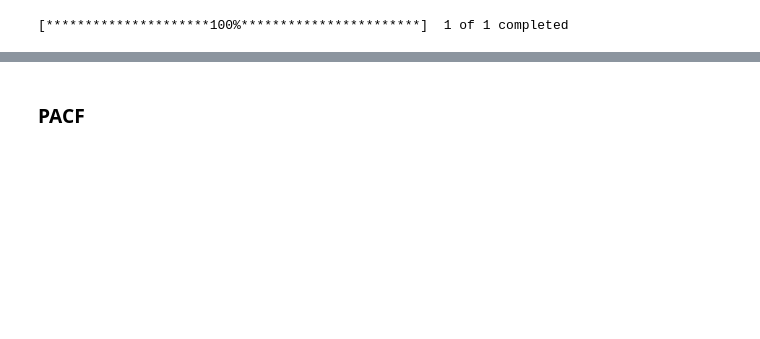
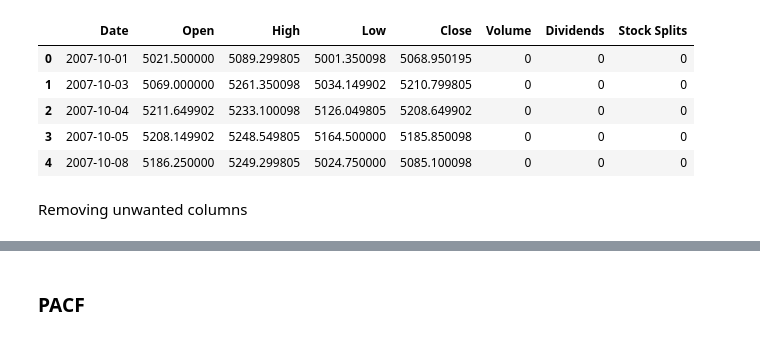
Before and after one commit to Anuj-1996/Indian-Market-Volatility, a Jupyter notebook: Nifty_Volatility.ipynb, the cells around one changed output, grey strips where cells are left out. Cells and saved outputs as stored; diff of their text form; code cells hidden in the pictures; blank space fills up the shorter version.

```diff
--- a/Nifty_Volatility.ipynb
+++ b/Nifty_Volatility.ipynb
@@ -48,10 +48,25 @@ from statsmodels.graphics.tsaplots import plot_acf, plot_pacf
 import numpy as np
 import yfinance as yf
 from arch.__future__ import reindexing
-
-start = '2020-12-08'
-end = datetime.today().strftime('%Y-%m-%d')
-N50 = yf.download("^NSEI", start= start, end = end)
-#^INDIAVIX
+from matplotlib import pyplot
+from statsmodels.tsa.seasonal import seasonal_decompose
-# %% [output]
-[*********************100%***********************]  1 of 1 completed
+# %%
+# Defining the Ticker
+ticker = yf.Ticker('^NSEI')
+
+# Obtaining Historical Market Data
+start_date = '2007-10-01'
+end_date = '2022-09-16'
+dateparse = lambda dates: pd.datetime.strptime(dates, '%Y-%m-%d')
+N50 = ticker.history(start=start_date, end=end_date,sep=',', index_col='Date', parse_dates=['Date'], date_parser=dateparse).fillna(0)
+N50.reset_index(inplace=True)
+N50.head()
+# %% [output]
+|  | Date | Open | High | Low | Close | Volume | Dividends | Stock Splits |
+| 0 | 2007-10-01 | 5021.500000 | 5089.299805 | 5001.350098 | 5068.950195 | 0 | 0 | 0 |
+| 1 | 2007-10-03 | 5069.000000 | 5261.350098 | 5034.149902 | 5210.799805 | 0 | 0 | 0 |
+| 2 | 2007-10-04 | 5211.649902 | 5233.100098 | 5126.049805 | 5208.649902 | 0 | 0 | 0 |
+| 3 | 2007-10-05 | 5208.149902 | 5248.549805 | 5164.500000 | 5185.850098 | 0 | 0 | 0 |
+| 4 | 2007-10-08 | 5186.250000 | 5249.299805 | 5024.750000 | 5085.100098 | 0 | 0 | 0 |
+# %% [markdown]
+Removing unwanted columns
```
Also changed, not shown: parts of 17 cells of this notebook.
